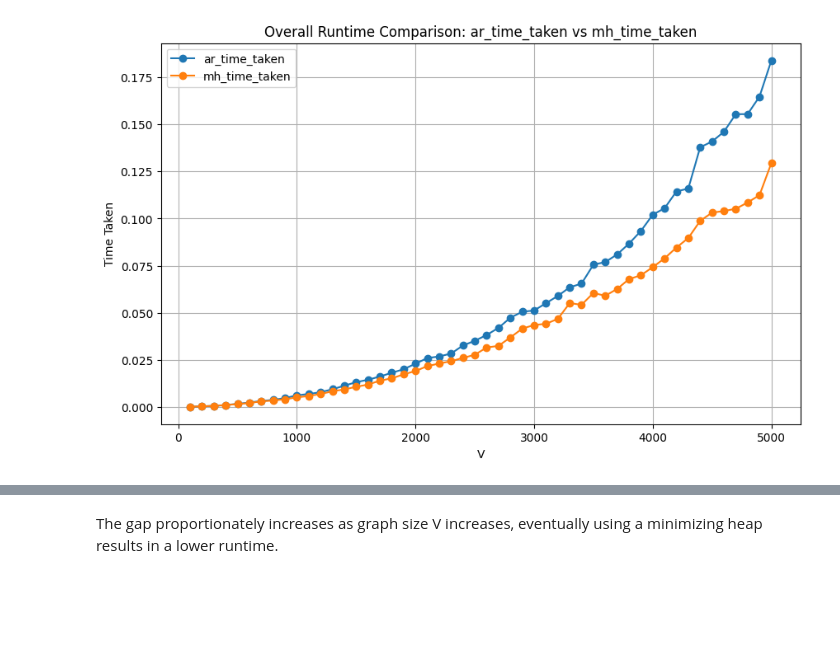
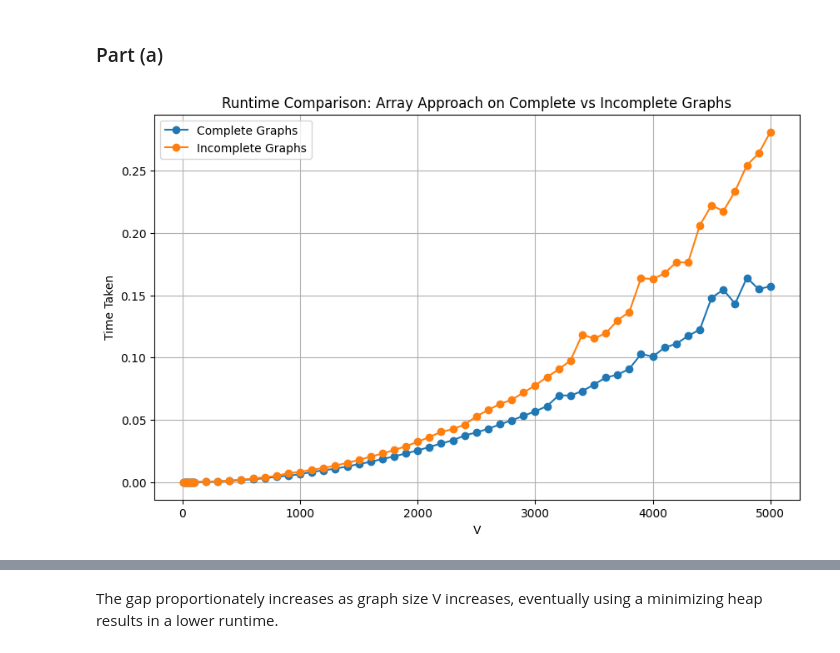
Before and after one commit to yijisuk/SC2001-Lab2-Dijkstra, a Jupyter notebook: runtime_data_vis.ipynb, the cells around one changed output, grey strips where cells are left out. Saved outputs shown, nothing was run; the diff lists cells and outputs as text; code cells hidden in the pictures; blank space fills up the shorter version.

```diff
--- a/runtime_data_vis.ipynb
+++ b/runtime_data_vis.ipynb
@@ -41,6 +100,10 @@ def vis_runtime(df, title):
-# %%
-vis_runtime(
-    df=grouped,
-    title="Overall Runtime Comparison: ar_time_taken vs mh_time_taken")
-# %% [output]
-[figure, removed]
+# %% [markdown]
+### Part (a)
+# %%
+vis_runtime_for_single_approach(
+    complete=complete_graphs_grouped,
+    incomplete=incomplete_graphs_grouped,
+    approach_col='ar_time_taken',
+    title="Runtime Comparison: Array Approach on Complete vs Incomplete Graphs")
+# %% [output]
+[figure, added]
```
Also changed, not shown: parts of 15 cells of this notebook, 18 other files.
